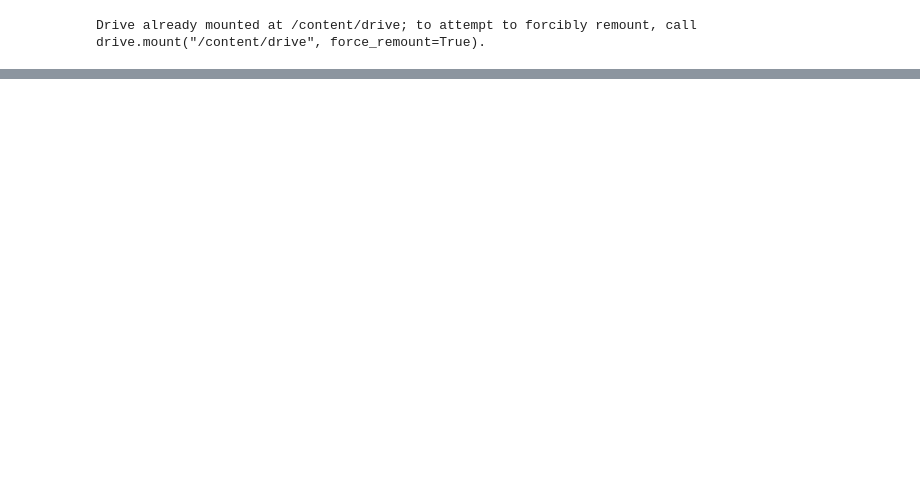
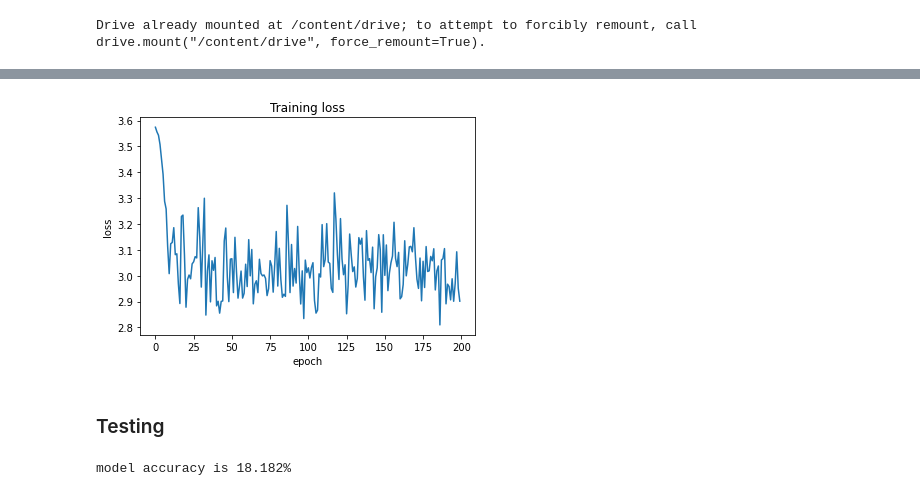
Before and after one commit to Hardhat-Enterprises/breaking-captcha, a Jupyter notebook: Teams_T3_2022/Audio_CAPTCHA/Fenglu_Breaking_audio/Botdetect_Audio_CAPTCHA_Breaking.ipynb, the cells around one changed output, grey strips where cells are left out. Cells and saved outputs as stored; diff of their text form; code cells hidden in the pictures; blank space fills up the shorter version.

```diff
--- a/Teams_T3_2022/Audio_CAPTCHA/Fenglu_Breaking_audio/Botdetect_Audio_CAPTCHA_Breaking.ipynb
+++ b/Teams_T3_2022/Audio_CAPTCHA/Fenglu_Breaking_audio/Botdetect_Audio_CAPTCHA_Breaking.ipynb
@@ -126,0 +177,8 @@ epoch 92/100, step 1/1 loss 2.0565102100372314
+# %%
+hidden_size = 128
+num_layers=4
+
+model_2 = LSTM(input_size, hidden_size, num_layers, num_classes)
+model_2 = train_LSTM_model(model_2)
+model_accuracy(model_2,data_loader_validation)
+# %% [output]
@@ -126,0 +202,8 @@ epoch 92/100, step 1/1 loss 2.0565102100372314
+[figure, added]
+# %% [markdown]
+### Testing
+# %%
+# model_2 has higher accuracy than model_1,so I choose model_2
+model_accuracy(model_2,data_loader_test)
+# %% [output]
+model accuracy is 18.182%
```
Also changed, not shown: parts of 16 cells of this notebook.
